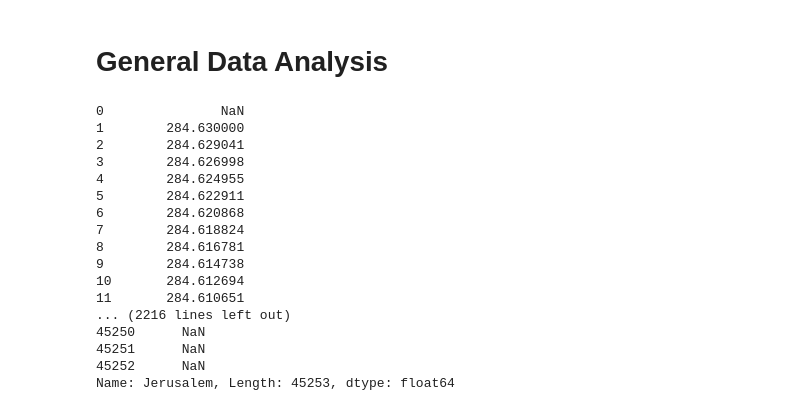
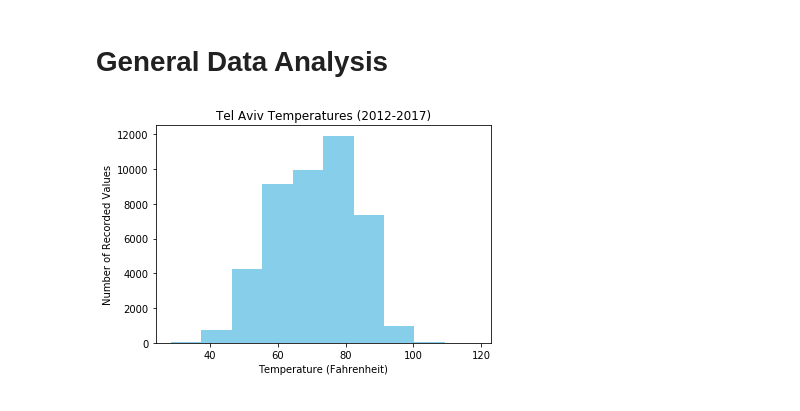
Before and after one commit to Arkidillo/weather-prediction, a Jupyter notebook: convert_descriptions_heatmaps-Ethan.ipynb, the cells around one changed output. Saved outputs shown, nothing was run; the diff lists cells and outputs as text; code cells hidden in the pictures.

Commit message:
new converted csv

```diff
--- a/convert_descriptions_heatmaps-Ethan.ipynb
+++ b/convert_descriptions_heatmaps-Ethan.ipynb
@@ -246,37 +246,37 @@ A Jupyter Widget
 # %% [markdown]
 # General Data Analysis
 # %%
-# plotting temperature data
+# plotting temperature data - for Tel Aviv, San Francisco, Nashville, Atlanta
+# Tel Aviv Temperatures
 
 import pandas as pd
+import matplotlib.pyplot as plt
 
 #read the csv
 temperature = pd.read_csv("temperature.csv")
 
 #creating dictionary to store cities and their corresponding average temperate
 cities_temp = {}
 
 temperature = temperature.drop(['datetime'], axis=1)
 
 city_temp_sum = 0
 
-for city in temperature:
-    print(temperature[city])
+tel_aviv = 'Tel Aviv District'
+
+df_tel_aviv = temperature[pd.notnull(temperature[tel_aviv])]
+
+fahrenheit = 0
+#convert all temperatures to fahrenheit
+for temp in df_tel_aviv[tel_aviv]:
+    celsius = (temp - 273)
+    fahrenheit = (celsius * 1.8) + 32
+    df_tel_aviv = df_tel_aviv.replace(temp, fahrenheit)
+
+plt.hist(df_tel_aviv[tel_aviv], color="skyblue")
+plt.title('Tel Aviv Temperatures (2012-2017)')
+plt.xlabel("Temperature (Fahrenheit)")
+plt.ylabel("Number of Recorded Values")
+plt.show()
 # %% [output]
-0               NaN
-1        284.630000
-2        284.629041
-3        284.626998
-4        284.624955
-5        284.622911
-6        284.620868
-7        284.618824
-8        284.616781
-9        284.614738
-10       284.612694
-11       284.610651
-... (2216 lines left out)
-45250      NaN
-45251      NaN
-45252      NaN
-Name: Jerusalem, Length: 45253, dtype: float64
+[figure, added]
```
Also changed, not shown: parts of 12 cells of this notebook, 13 other files.
